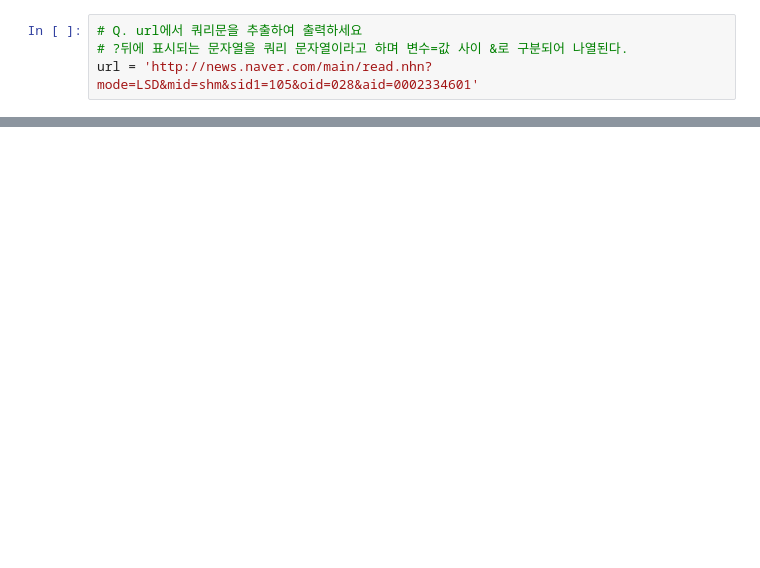
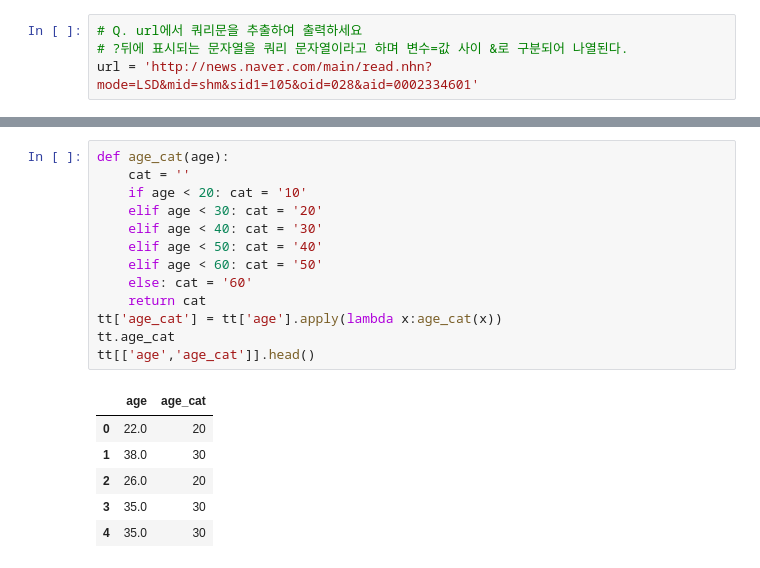
Before and after one commit to bnv20/kdt5, a Jupyter notebook: m1_programming/함수_응용.ipynb, the cells around one changed output, grey strips where cells are left out. Saved outputs shown, nothing was run; the diff lists cells and outputs as text; blank space fills up the shorter version.

```diff
--- a/m1_programming/함수_응용.ipynb
+++ b/m1_programming/함수_응용.ipynb
@@ -263,0 +484,20 @@ url = 'http://news.naver.com/main/read.nhn?mode=LSD&mid=shm&sid1=105&oid=028&aid
+# %%
+def age_cat(age):
+    cat = ''
+    if age < 20: cat = '10'
+    elif age < 30: cat = '20'
+    elif age < 40: cat = '30'
+    elif age < 50: cat = '40'
+    elif age < 60: cat = '50'
+    else: cat = '60'
+    return cat
+tt['age_cat'] = tt['age'].apply(lambda x:age_cat(x))
+tt.age_cat
+tt[['age','age_cat']].head()
+# %% [output]
+|  | age | age_cat |
+| 0 | 22.0 | 20 |
+| 1 | 38.0 | 30 |
+| 2 | 26.0 | 20 |
+| 3 | 35.0 | 30 |
+| 4 | 35.0 | 30 |
```
Also changed, not shown: parts of 24 cells of this notebook.
